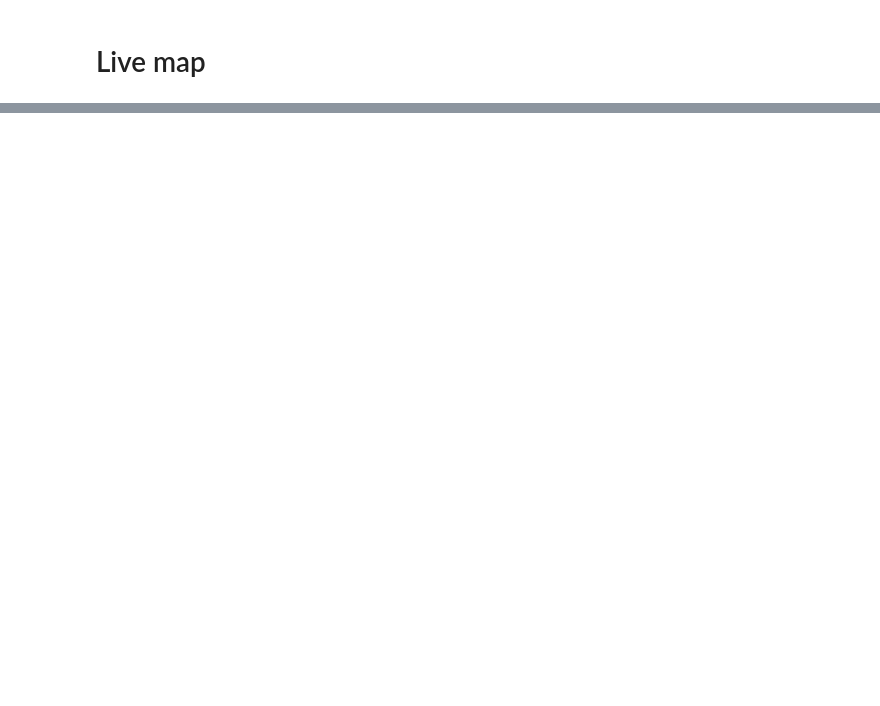
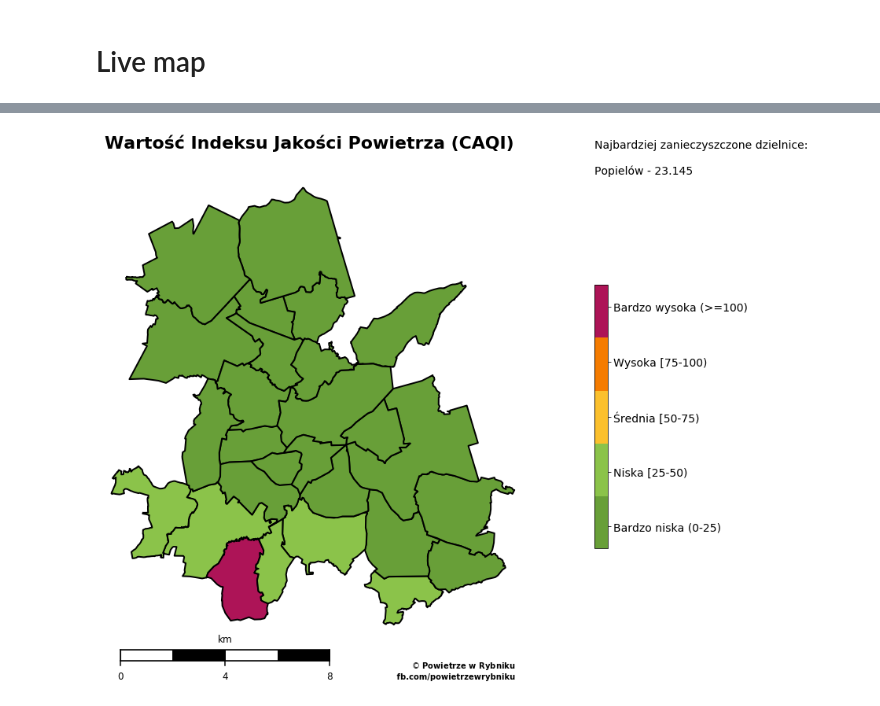
Before and after one commit to skrzypiec/powietrze_w_rybniku, a Jupyter notebook: script/map-merged.ipynb, the cells around one changed output, grey strips where cells are left out. Drawn from its saved outputs; the diff is of its cells as text; code cells hidden in the pictures; blank space fills up the shorter version.

```diff
--- a/script/map-merged.ipynb
+++ b/script/map-merged.ipynb
@@ -375,0 +218,93 @@ jenks_labels
+# %%
+caqi_labels = ['Bardzo niska (0-25)',
+ 'Niska [25-50)',
+ 'Średnia [50-75)',
+ 'Wysoka [75-100)',
+    'Bardzo wysoka (>=100)']
+
+for i, text in enumerate(caqi_labels):
+    caqi_labels[i] = text.decode('utf-8')
+
+
+from matplotlib import colors
+#cmap = colors.ListedColormap(['#4ca74a','#ffd800','#fb7551','#fb5656'])#,'#8e3ac4', '#b10000'])
+cmap = colors.ListedColormap(['#689f38','#8bc34a','#fbc02d','#f57c00','#ad1457'])#,'#8e3ac4', '#b10000'])
+bounds= [1,2,3,4,5,6]
+norm = colors.BoundaryNorm(bounds, cmap.N)
+# %%
+plt.clf()
+fig = plt.figure()
+ax = fig.add_subplot(111, facecolor='w', frame_on=False)
+fig.patch.set_facecolor('#ffffff')
+# use a blue colour ramp - we'll be converting it to a map using cmap()
+#cmap = plt.get_cmap('RdYlGn_r')
+# draw wards with grey outlines
+df_map['patches'] = df_map['poly'].map(lambda x: PolygonPatch(x, ec='#000000', lw=2., alpha=1., zorder=4))
+pc = PatchCollection(df_map['patches'], match_original=True)
+# impose our colour map onto the patch collection
+#norm = Normalize()
+pc.set_facecolor(cmap(norm(df_map['pollutionLevel'].values)))
+ax.add_collection(pc)
+
+
+# Add a colour bar
+cb = colorbar_index(ncolors=len(caqi_labels), cmap=cmap, shrink=0.5, labels=caqi_labels)
+cb.ax.tick_params(labelsize=14)
+
+
+# Show highest densities, in descending order
+highest = '\n'.join(
+    value[1] + " - " + str(value[19]) for _, value in df_map.query('pollutionLevel > 3').sort_values(by='pollutionLevel', ascending=False)[:5].iterrows()).decode('utf-8')
+
+
+highest = 'Najbardziej zanieczyszczone dzielnice:\n\n' + highest
+# Subtraction is necessary for precise y coordinate alignment
+details = cb.ax.text(
+    0., 1.55,
+    highest,
+    ha='left', va='top',
+    size=14,
+    color='#000000')
+
+# Bin method, copyright and source data info
+smallprint = ax.text(
+    1.00, 0,
+    '$\copyright$ Powietrze w Rybniku\n fb.com/powietrzewrybniku'.decode('utf-8'),
+    ha='right', va='bottom',
+    size=10,
+    weight = 'bold',
+    color='#000000',
+    transform=ax.transAxes)
+
+
+
+# # Mapscale label
+# label = 'Wartość Indeksu Jakości Powietrza (CAQI)'
+# mapscale_label = cb.ax.text(
+#     0.05, -0.05,
+#     label.decode('utf-8'),
+#     ha='left', va='top',
+#     size=12,
+#     weight = 'bold',
+#     color='#000000')
+
+# Draw a map scale
+m.drawmapscale(
+    coords[0] + 0.06, coords[1] - 0.01,
+    coords[0], coords[1],
+    8.,
+    barstyle='fancy', labelstyle='simple',
+    fillcolor1='w', fillcolor2='#000000',
+    fontcolor='#000000', fontsize=12,
+    zorder=5)
+
+
+plt.title("Wartość Indeksu Jakości Powietrza (CAQI)".decode('utf-8'), fontsize=22, loc='left',**ttfont)
+
+
+# this will set the image width to 1000px at 100dpi
+plt.tight_layout()
+fig.set_size_inches(12, 10)
+plt.savefig('ryb-caqi.png', dpi=200, alpha=True)
+plt.show()
+# %% [output]
@@ -375,0 +312 @@ jenks_labels
+[figure, added]
```
Also changed, not shown: parts of 45 cells of this notebook.
